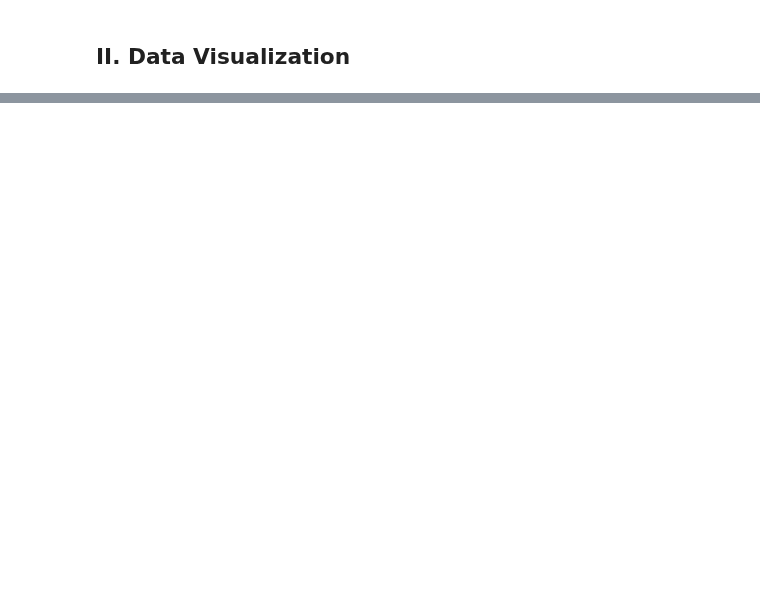
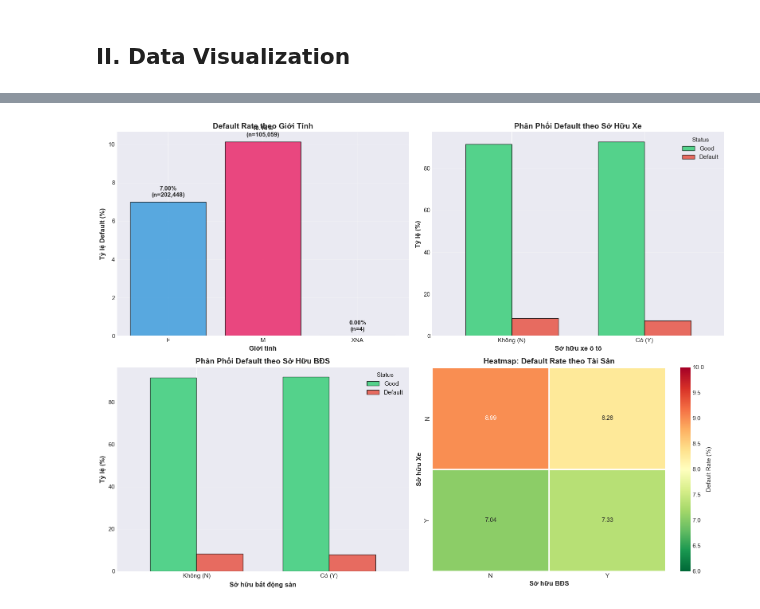
Before and after one commit to nkhanhtung/Credit-Scoring-SH2026, a Jupyter notebook: src/data_handling/credit_scoring/application_train/visualization.ipynb, the cells around one changed output, grey strips where cells are left out. Saved outputs shown, nothing was run; the diff lists cells and outputs as text; code cells hidden in the pictures; blank space fills up the shorter version.

Commit message:
visualization

```diff
--- a/src/data_handling/credit_scoring/application_train/visualization.ipynb
+++ b/src/data_handling/credit_scoring/application_train/visualization.ipynb
@@ -29,2 +85,11 @@ memory usage: 58.7+ MB
 # %% [markdown]
 ## II. Data Visualization
+# %%
+# Cấu hình style
+plt.style.use('seaborn-v0_8-darkgrid')
+sns.set_palette("husl")
+%matplotlib inline
+
+# Set font size mặc định
+plt.rcParams['figure.figsize'] = (14, 8)
+plt.rcParams['font.size'] = 11
@@ -30,0 +145,67 @@ memory usage: 58.7+ MB
+# %%
+# Phân tích kết hợp Gender, Car, Realty
+fig, axes = plt.subplots(2, 2, figsize=(16, 12))
+
+# Subplot 1: Gender vs Default Rate
+gender_default = df.groupby('CODE_GENDER')['TARGET'].agg(['mean', 'count']).reset_index()
+gender_default['mean'] = gender_default['mean'] * 100
+
+ax1 = axes[0, 0]
+bars = ax1.bar(gender_default['CODE_GENDER'], gender_default['mean'],
+               color=['#3498db', '#e91e63', '#9b59b6'], alpha=0.8, edgecolor='black')
+ax1.set_ylabel('Tỷ lệ Default (%)', fontsize=12, fontweight='bold')
+ax1.set_xlabel('Giới tính', fontsize=12, fontweight='bold')
+ax1.set_title('Default Rate theo Giới Tính', fontsize=14, fontweight='bold')
+ax1.grid(axis='y', alpha=0.3)
+
+for i, (bar, row) in enumerate(zip(bars, gender_default.itertuples())):
+    height = bar.get_height()
+    ax1.text(bar.get_x() + bar.get_width()/2., height + 0.2,
+             f'{height:.2f}%\n(n={row.count:,})',
+             ha='center', va='bottom', fontweight='bold')
+
+# Subplot 2: Car Ownership vs Default
+car_default = df.groupby(['FLAG_OWN_CAR', 'TARGET']).size().unstack()
+car_default_pct = (car_default.div(car_default.sum(axis=1), axis=0) * 100)
+
+ax2 = axes[0, 1]
+car_default_pct.plot(kind='bar', ax=ax2, color=['#2ecc71', '#e74c3c'],
+                     alpha=0.8, edgecolor='black', width=0.7)
+ax2.set_xlabel('Sở hữu xe ô tô', fontsize=12, fontweight='bold')
+ax2.set_ylabel('Tỷ lệ (%)', fontsize=12, fontweight='bold')
+ax2.set_title('Phân Phối Default theo Sở Hữu Xe', fontsize=14, fontweight='bold')
+ax2.legend(['Good', 'Default'], title='Status', loc='upper right')
+ax2.set_xticklabels(['Không (N)', 'Có (Y)'], rotation=0)
+ax2.grid(axis='y', alpha=0.3)
+
+# Subplot 3: Realty Ownership vs Default
+realty_default = df.groupby(['FLAG_OWN_REALTY', 'TARGET']).size().unstack()
+realty_default_pct = (realty_default.div(realty_default.sum(axis=1), axis=0) * 100)
+
+ax3 = axes[1, 0]
+realty_default_pct.plot(kind='bar', ax=ax3, color=['#2ecc71', '#e74c3c'],
+                        alpha=0.8, edgecolor='black', width=0.7)
+ax3.set_xlabel('Sở hữu bất động sản', fontsize=12, fontweight='bold')
+ax3.set_ylabel('Tỷ lệ (%)', fontsize=12, fontweight='bold')
+ax3.set_title('Phân Phối Default theo Sở Hữu BĐS', fontsize=14, fontweight='bold')
+ax3.legend(['Good', 'Default'], title='Status', loc='upper right')
+ax3.set_xticklabels(['Không (N)', 'Có (Y)'], rotation=0)
+ax3.grid(axis='y', alpha=0.3)
+
+# Subplot 4: Combination heatmap
+combo_default = df.groupby(['FLAG_OWN_CAR', 'FLAG_OWN_REALTY'])['TARGET'].mean() * 100
+combo_matrix = combo_default.unstack()
+
+ax4 = axes[1, 1]
+sns.heatmap(combo_matrix, annot=True, fmt='.2f', cmap='RdYlGn_r',
+            center=8, vmin=6, vmax=10, ax=ax4, cbar_kws={'label': 'Default Rate (%)'},
+            linewidths=2, linecolor='white')
+ax4.set_xlabel('Sở hữu BĐS', fontsize=12, fontweight='bold')
+ax4.set_ylabel('Sở hữu Xe', fontsize=12, fontweight='bold')
+ax4.set_title('Heatmap: Default Rate theo Tài Sản', fontsize=14, fontweight='bold')
+
+plt.tight_layout()
+plt.savefig('02_gender_assets_analysis.png', dpi=300, bbox_inches='tight')
+plt.show()
+# %% [output]
+[figure, added]
```
Also changed, not shown: parts of 12 cells of this notebook, 10 other files.
